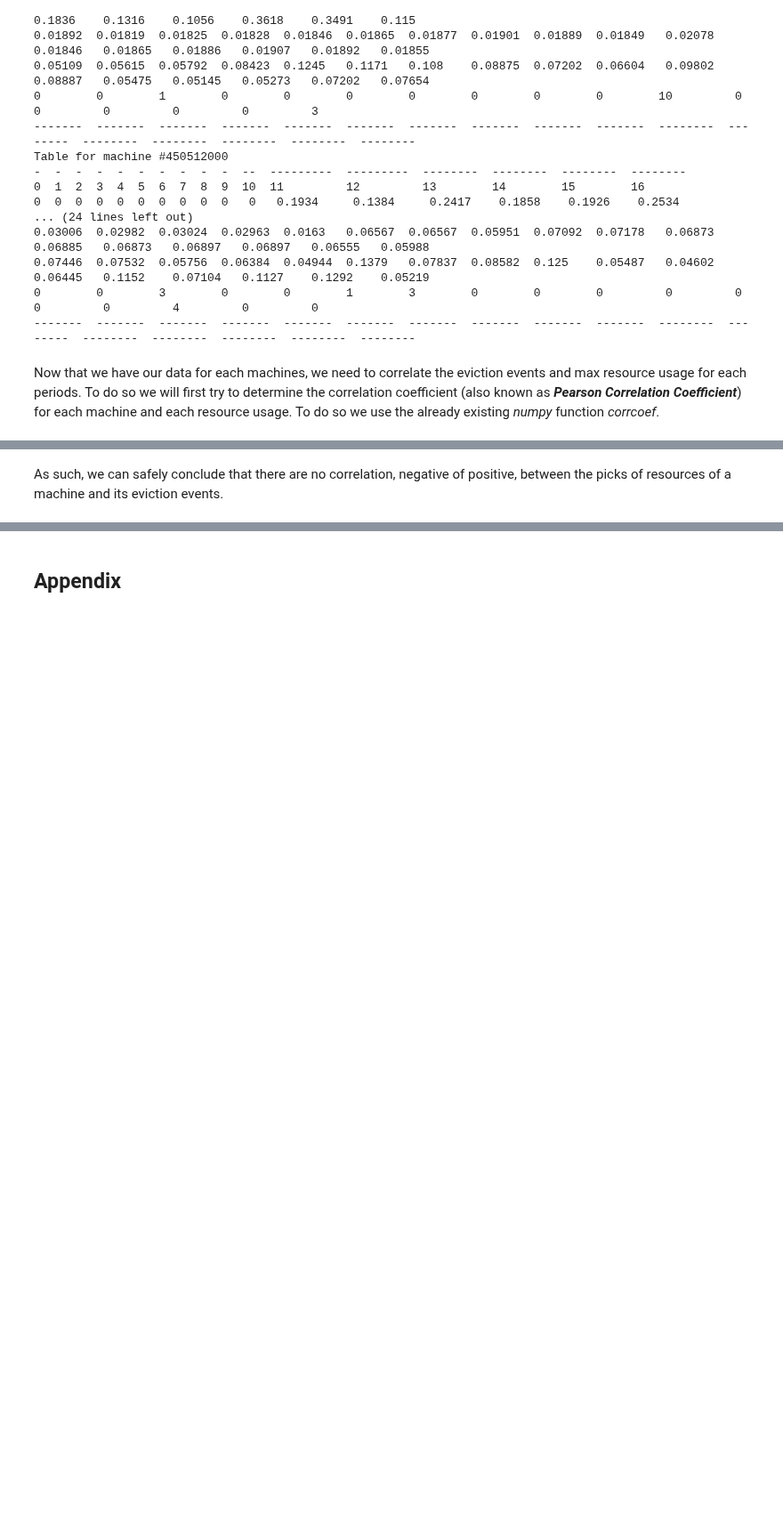
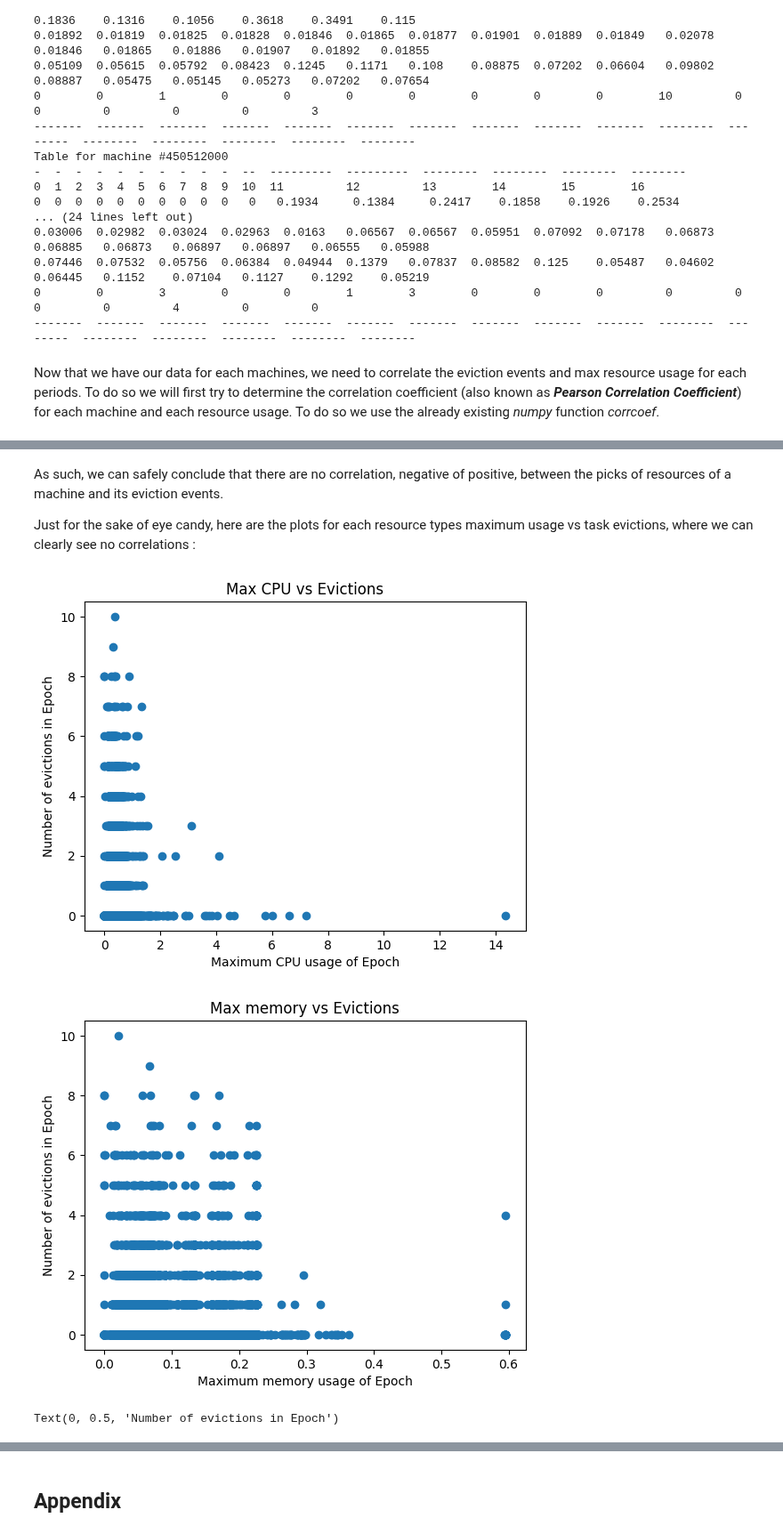
Before and after one commit to EltRnl/SparkProject, a Jupyter notebook: src/rough_exploration.ipynb, the cells around one changed output, grey strips where cells are left out. Shown at 89% size. Saved outputs shown, nothing was run; the diff lists cells and outputs as text; code cells hidden in the pictures; blank space fills up the shorter version.

```diff
--- a/src/rough_exploration.ipynb
+++ b/src/rough_exploration.ipynb
@@ -869,14 +877,0 @@ As we can see, there are machines that seems to have correlations between the ma
-# %%
-elements = correlation.collect()
-
-for e in elements:
-    plt.scatter(e[1][1],e[1][4])
-plt.show()
-
-for e in elements:
-    plt.scatter(e[1][2],e[1][4])
-plt.show()
-
-for e in elements:
-    plt.scatter(e[1][3],e[1][4])
-plt.show()
@@ -901,2 +892,23 @@ print(np.corrcoef(np.array(disk[0]),np.array(disk[1]))[1][0])
 # %% [markdown]
 As such, we can safely conclude that there are no correlation, negative of positive, between the picks of resources of a machine and its eviction events.
+
+Just for the sake of eye candy, here are the plots for each resource types maximum usage vs task evictions, where we can clearly see no correlations :
+# %%
+plt.scatter(*cpu)
+plt.title("Max CPU vs Evictions")
+plt.xlabel("Maximum CPU usage of Epoch")
+plt.ylabel("Number of evictions in Epoch")
+plt.show()
+plt.scatter(*memory)
+plt.title("Max memory vs Evictions")
+plt.xlabel("Maximum memory usage of Epoch")
+plt.ylabel("Number of evictions in Epoch")
+plt.show()
+plt.scatter(*disk)
+plt.title("Max disk vs Evictions")
+plt.xlabel("Maximum disk usage of Epoch")
+plt.ylabel("Number of evictions in Epoch")
+# %% [output]
+[figure, added]
+[figure, added]
+Text(0, 0.5, 'Number of evictions in Epoch')
```
Also changed, not shown: parts of 13 cells of this notebook.
